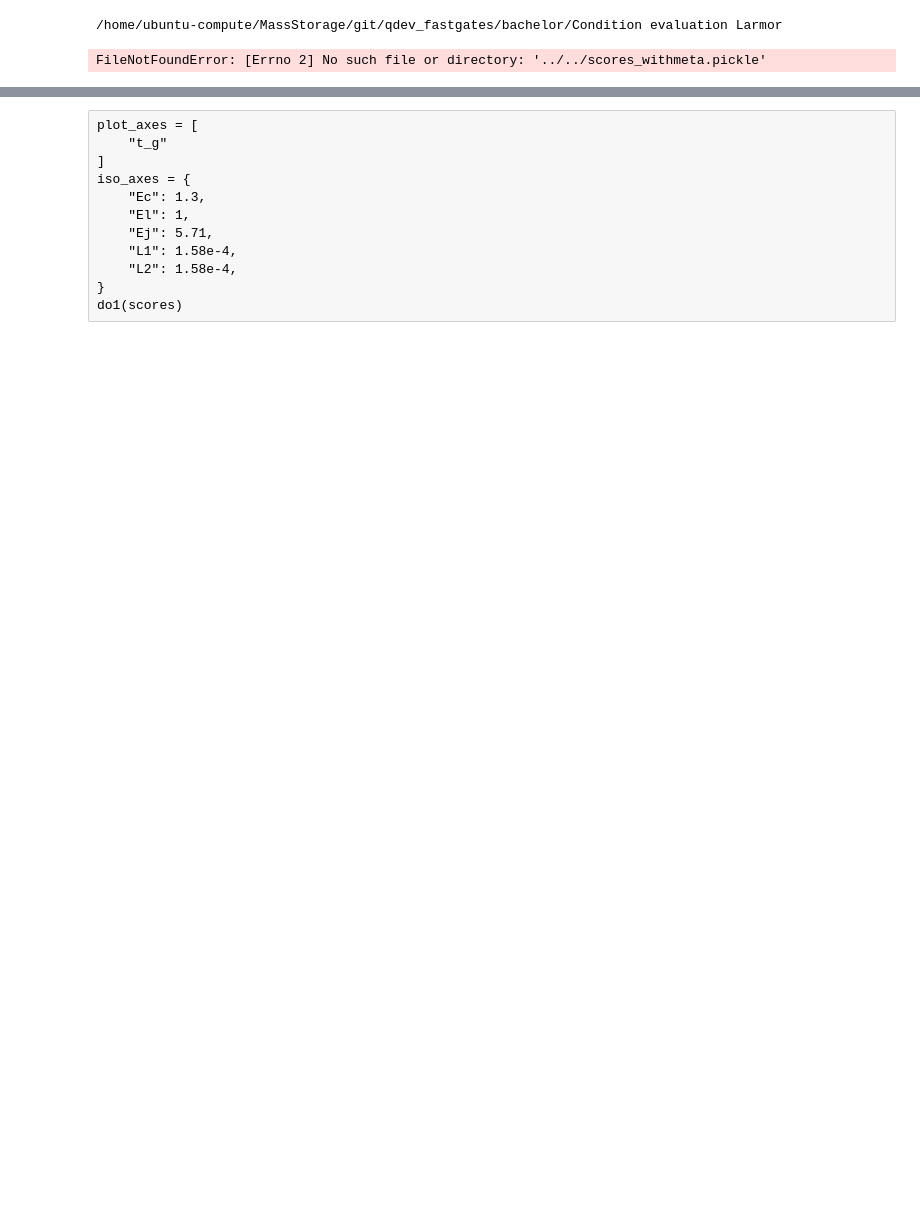
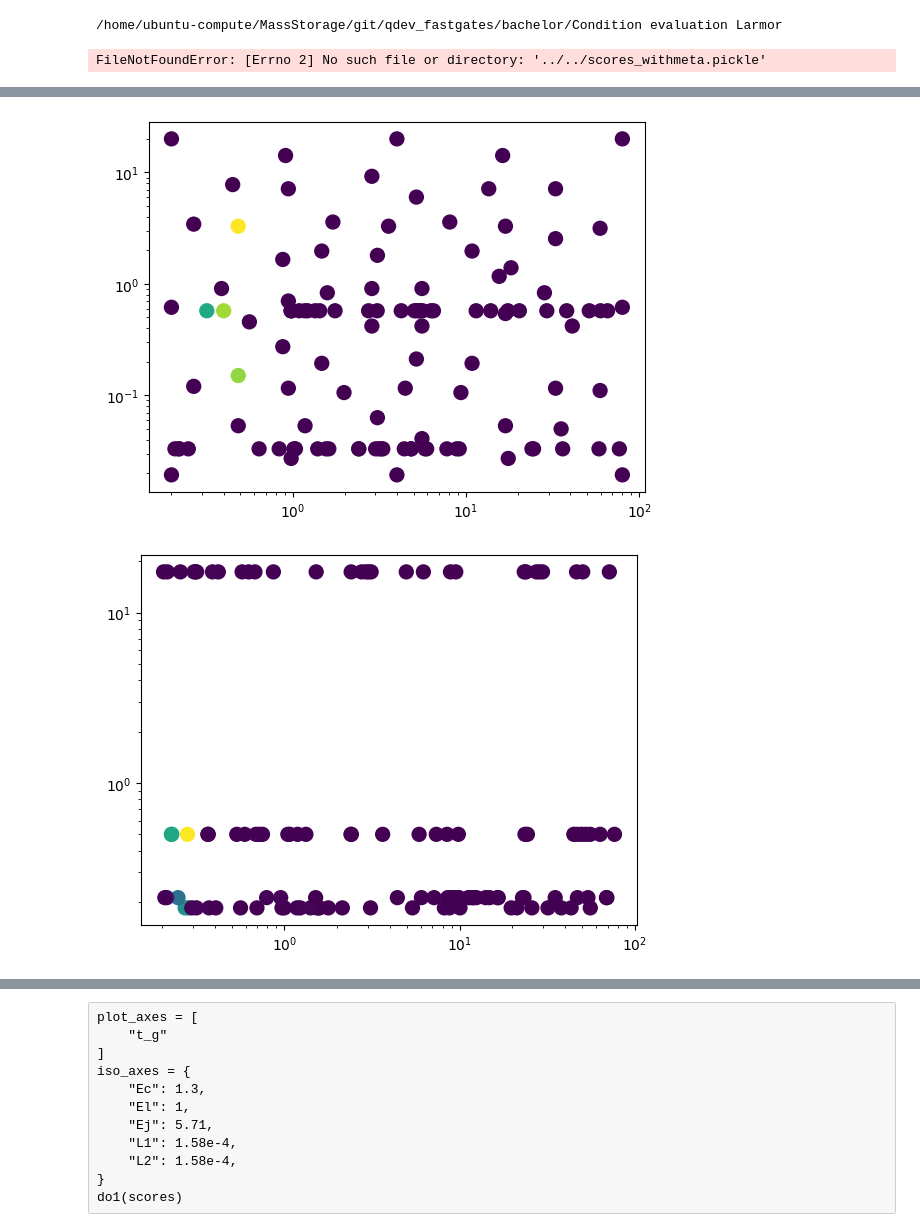
Before and after one commit to t-clausen/qdev_fastgates, a Jupyter notebook: bachelor/Condition evaluation Larmor/main_plot_infidelity.ipynb, the cells around one changed output, grey strips where cells are left out. Saved outputs shown, nothing was run; the diff lists cells and outputs as text; code cells hidden in the pictures; blank space fills up the shorter version.

```diff
--- a/bachelor/Condition evaluation Larmor/main_plot_infidelity.ipynb
+++ b/bachelor/Condition evaluation Larmor/main_plot_infidelity.ipynb
@@ -896,0 +995,17 @@ Length of set: 1561
+# %%
+for k in scores_alpha:
+    Lambdas = []
+    alphas = []
+    FASTamps = []
+    for item in scores_alpha[k]:
+        Lambdas.append(item["t_g"]*item["omega_01_actual"] / (2*np.pi))
+        alphas.append(item["alpha_actual"])
+        FASTamps.append(item["FAST_amp"])
+    FASTamps = np.arctan(FASTamps)
+    plt.scatter(Lambdas, alphas, s=100, label=k, c=FASTamps)
+    plt.xscale("log")
+    plt.yscale("log")
+    plt.show()
+# %% [output]
+[figure, added]
+[figure, added]
```
Also changed, not shown: parts of 8 cells of this notebook, 14 other files.
